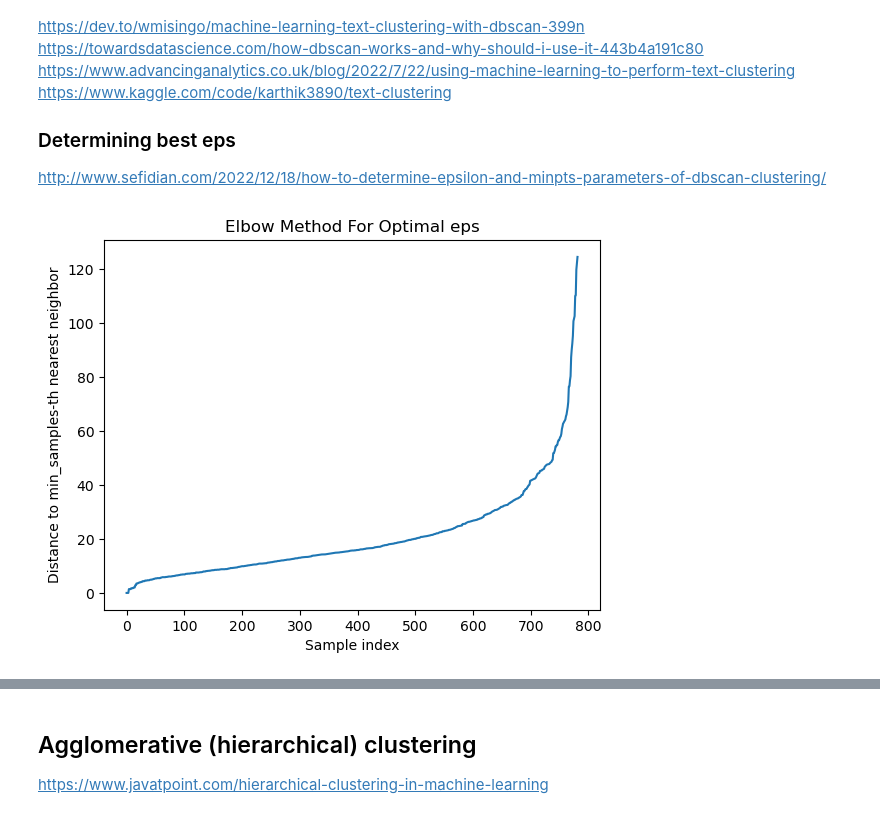
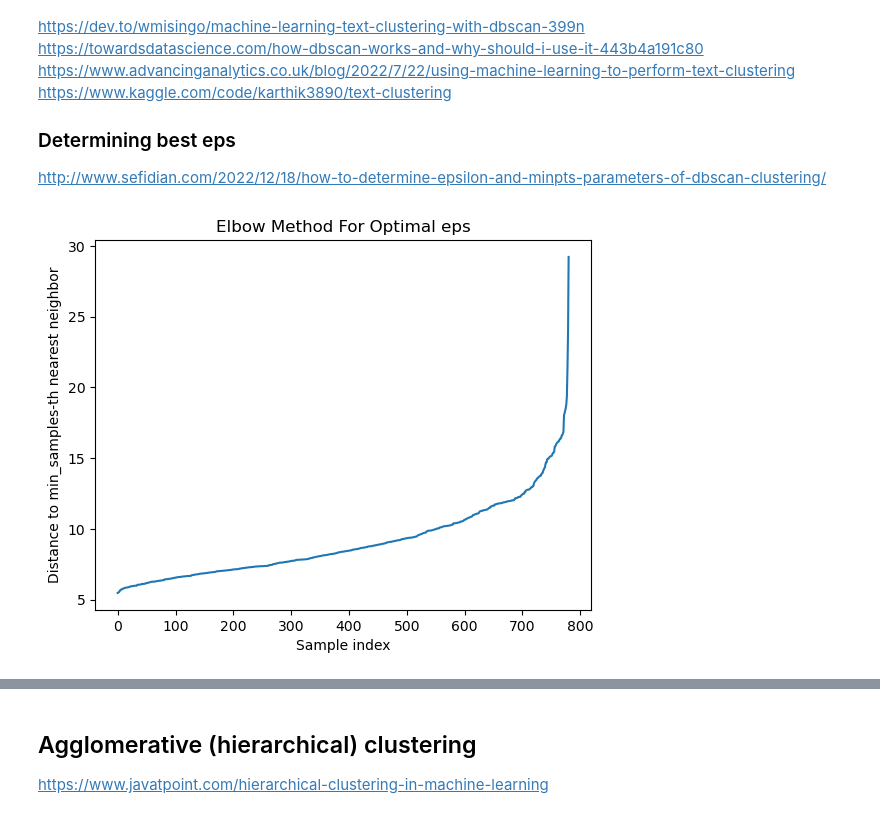
Before and after one commit to phoenixday/ml-algorithms, a Jupyter notebook: spam-ham-emails.ipynb, the cells around one changed output, grey strips where cells are left out. Saved outputs shown, nothing was run; the diff lists cells and outputs as text; code cells hidden in the pictures.

```diff
--- a/spam-ham-emails.ipynb
+++ b/spam-ham-emails.ipynb
@@ -961,25 +1106,25 @@ http://www.sefidian.com/2022/12/18/how-to-determine-epsilon-and-minpts-parameter
 # %%
 # choosing eps
 from sklearn.neighbors import NearestNeighbors
 
-min_samples = 2
+min_samples = 70
 
 # Compute the distance to the min_samples-th nearest neighbor for each point
 nearest_neighbors = NearestNeighbors(n_neighbors=min_samples)
-nearest_neighbors.fit(bag_of_words)
-distances, _ = nearest_neighbors.kneighbors(bag_of_words)
+nearest_neighbors.fit(email_embeddings)
+distances, _ = nearest_neighbors.kneighbors(email_embeddings)
 
 # Sort the distances
 distances = np.sort(distances, axis=0)[:, min_samples-1]
 
 # Plot the sorted distances
 plt.plot(distances)
 plt.xlabel('Sample index')
 plt.ylabel('Distance to min_samples-th nearest neighbor')
 plt.title('Elbow Method For Optimal eps')
 plt.show()
 # %% [output]
-[figure, old version]
+[figure, new version]
 # %%
 from sklearn.cluster import DBSCAN
 
```
Also changed, not shown: parts of 36 cells of this notebook.
